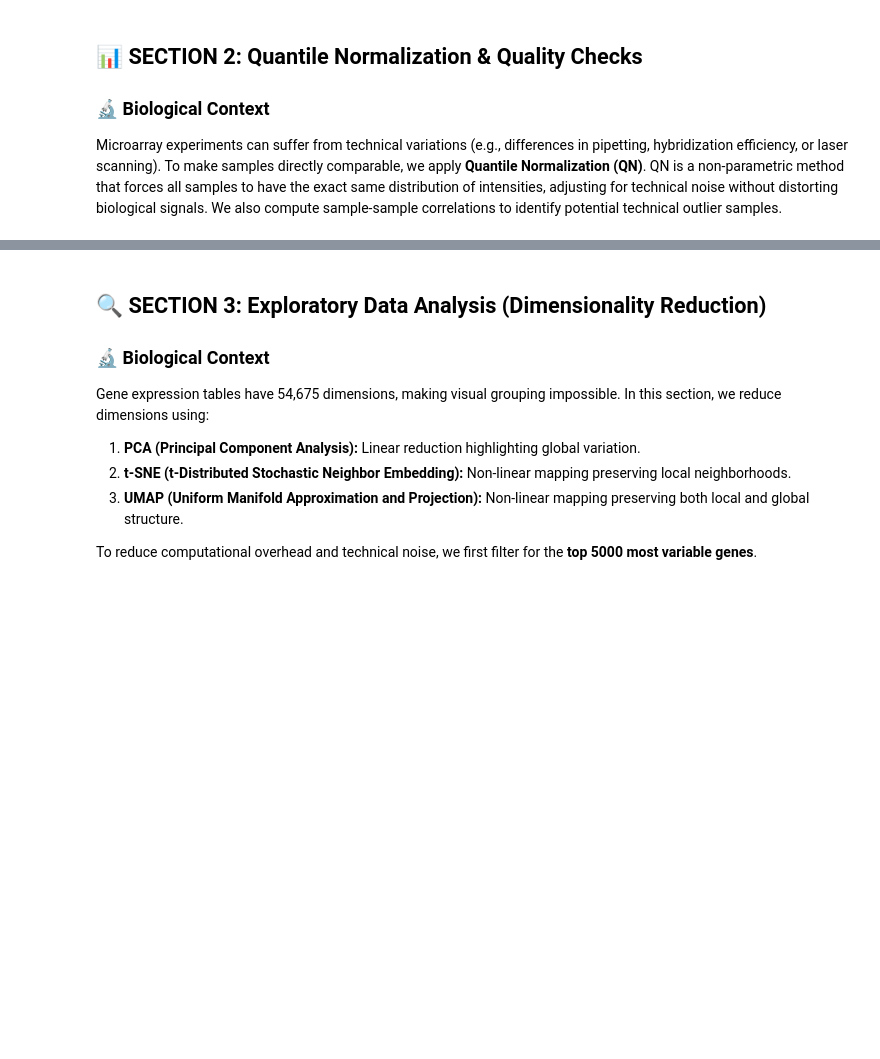
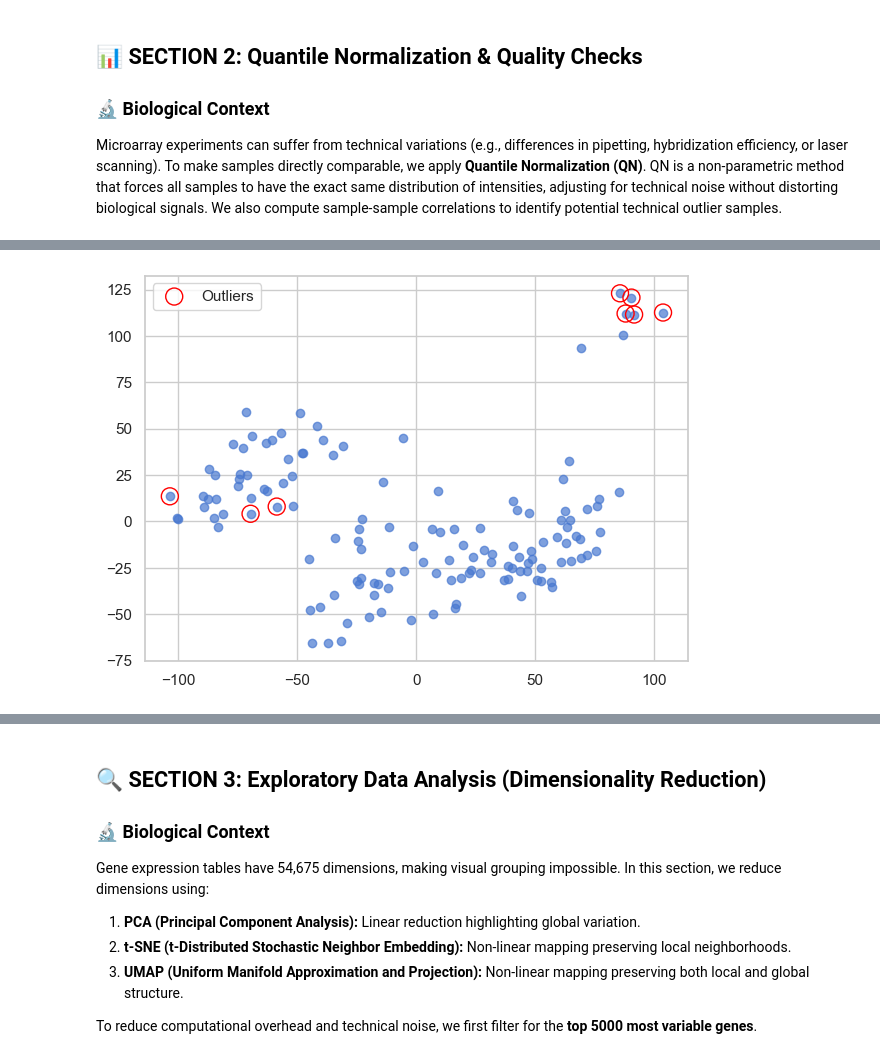
Before and after one commit to shubhamkjha369/OncoResolve-Breast-Cancer-Transcriptomics, a Jupyter notebook: Breast-Cancer-Transcriptomics-ML-Pipeline/notebooks/Breast_Cancer_ML_Pipeline.ipynb, the cells around one changed output, grey strips where cells are left out. Cells and saved outputs as stored; diff of their text form; code cells hidden in the pictures; blank space fills up the shorter version.

```diff
--- a/Breast-Cancer-Transcriptomics-ML-Pipeline/notebooks/Breast_Cancer_ML_Pipeline.ipynb
+++ b/Breast-Cancer-Transcriptomics-ML-Pipeline/notebooks/Breast_Cancer_ML_Pipeline.ipynb
@@ -282,0 +491,19 @@ plt.show()
+# %%
+# ── 2.9 Visualize PCA Effects ──
+pca = PCA(n_components=2)
+X_pca = pca.fit_transform(X_qn)
+
+plt.figure(figsize=(7,5))
+plt.scatter(X_pca[:,0], X_pca[:,1], alpha=0.7)
+plt.scatter(
+    X_pca[outlier_mask,0],
+    X_pca[outlier_mask,1],
+    s=150,
+    facecolors='none',
+    edgecolors='red',
+    label='Outliers'
+)
+plt.legend()
+plt.show()
+# %% [output]
+[figure, added]
```
Also changed, not shown: parts of 32 cells of this notebook, 7 other files.
